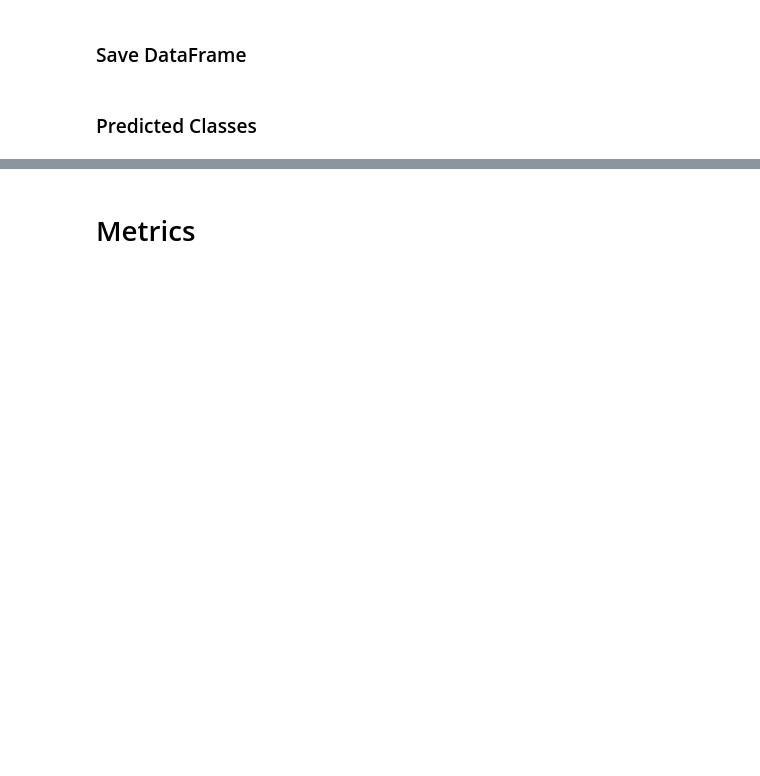
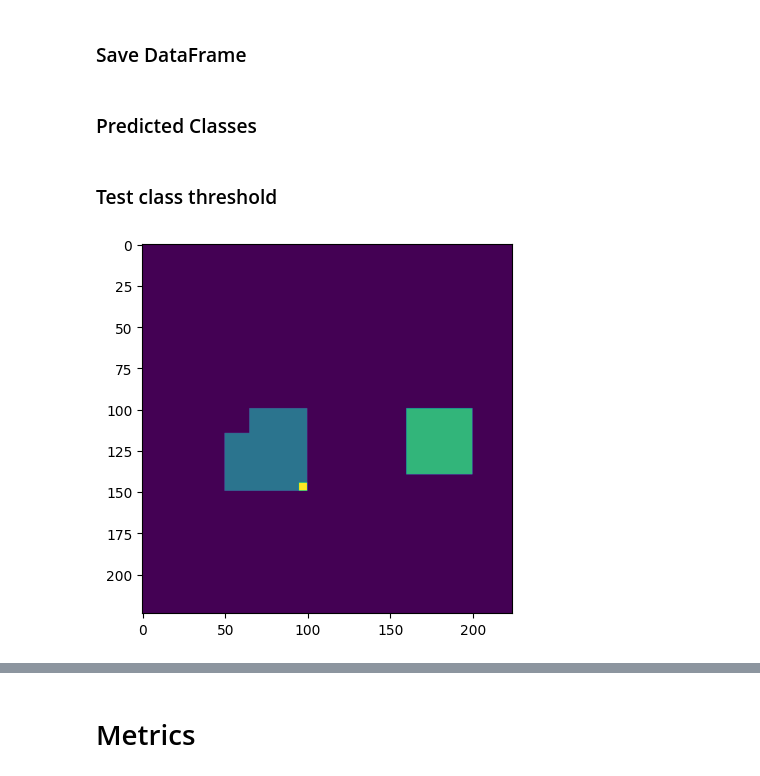
Before and after one commit to simoneangarano/BenchSAM, a Jupyter notebook: COCO_Test.ipynb, the cells around one changed output, grey strips where cells are left out. Drawn from its saved outputs; the diff is of its cells as text; code cells hidden in the pictures; blank space fills up the shorter version.

```diff
--- a/COCO_Test.ipynb
+++ b/COCO_Test.ipynb
@@ -399,0 +271,14 @@ cl = get_pred_classes(i_pred, y_true) # mask, label
+# %% [markdown]
+### Test class threshold
+# %%
+# Label
+l = torch.zeros((224,224), dtype=torch.uint8)
+l[100:150, 50:100] = 35
+l[145:150, 95:100] = 91
+l[100:140, 160:200] = 60
+l[100:115, 50:65] = 0
+
+plt.imshow(l)
+plt.show()
+# %% [output]
+[figure, added]
```
Also changed, not shown: parts of 42 cells of this notebook, 13 other files.
